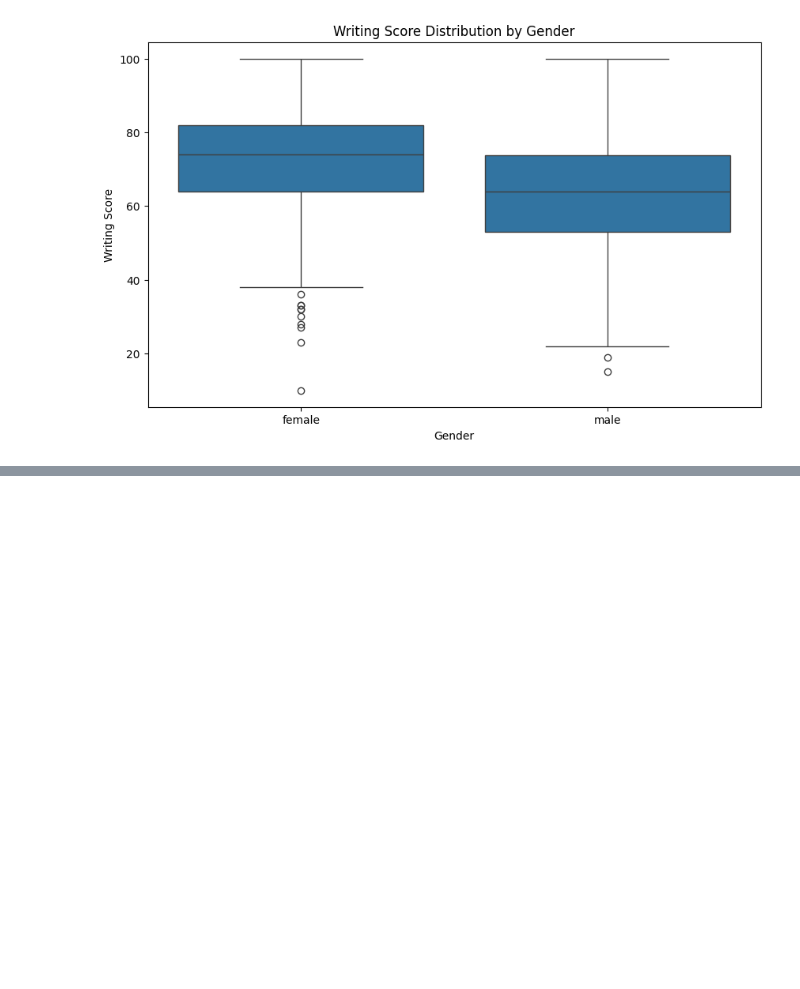
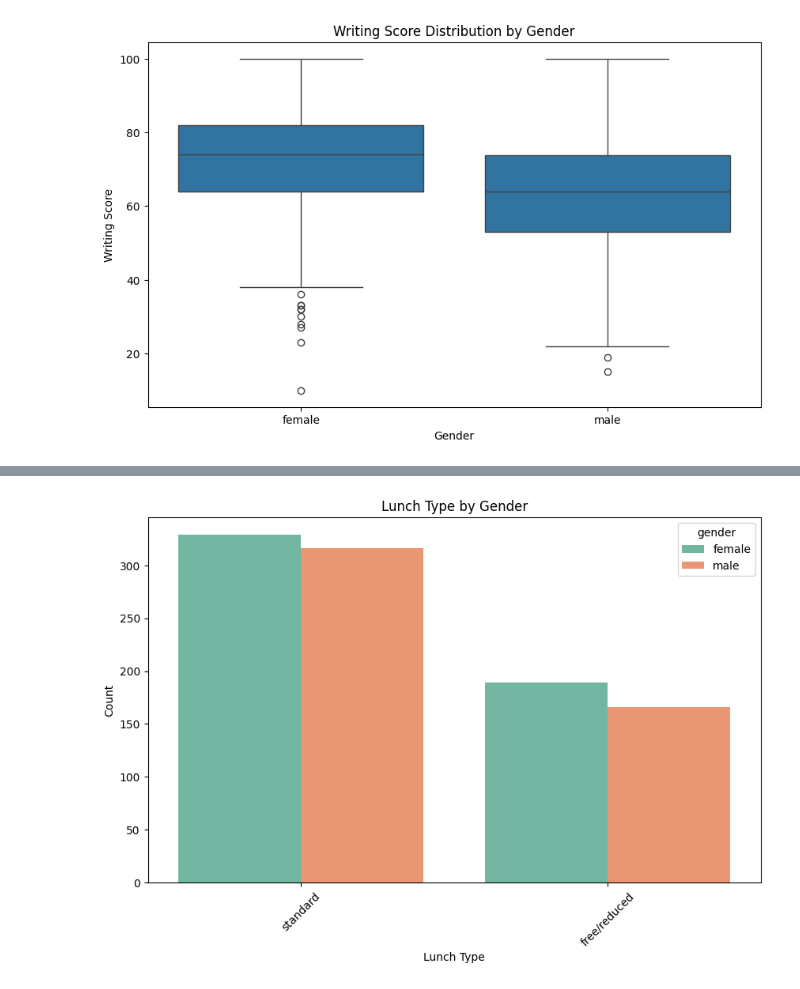
Before and after one commit to ladkrutarth/DS_Assignment_1, a Jupyter notebook: Assignment_1.ipynb, the cells around one changed output, grey strips where cells are left out. Drawn from its saved outputs; the diff is of its cells as text; code cells hidden in the pictures; blank space fills up the shorter version.

```diff
--- a/Assignment_1.ipynb
+++ b/Assignment_1.ipynb
@@ -122,0 +134,11 @@ plt.show()
+# %%
+
+plt.figure(figsize=(10, 6))
+sns.countplot(x='lunch', hue='gender', data=df, palette='Set2') # Using 'Set2' palette for different colors
+plt.title('Lunch Type by Gender')
+plt.xlabel('Lunch Type')
+plt.ylabel('Count')
+plt.xticks(rotation=45)
+plt.show()
+# %% [output]
+[figure, added]
```
Also changed, not shown: parts of 1 cell of this notebook.
